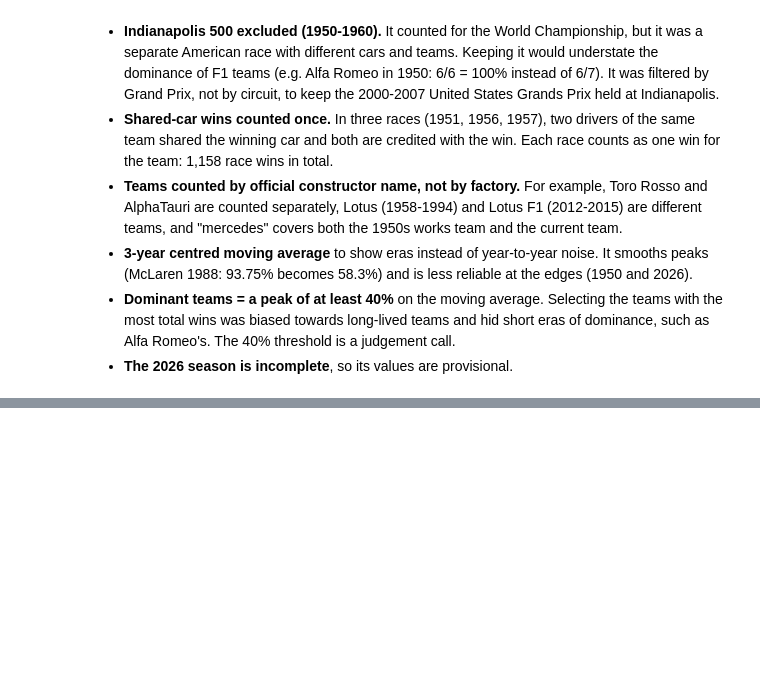
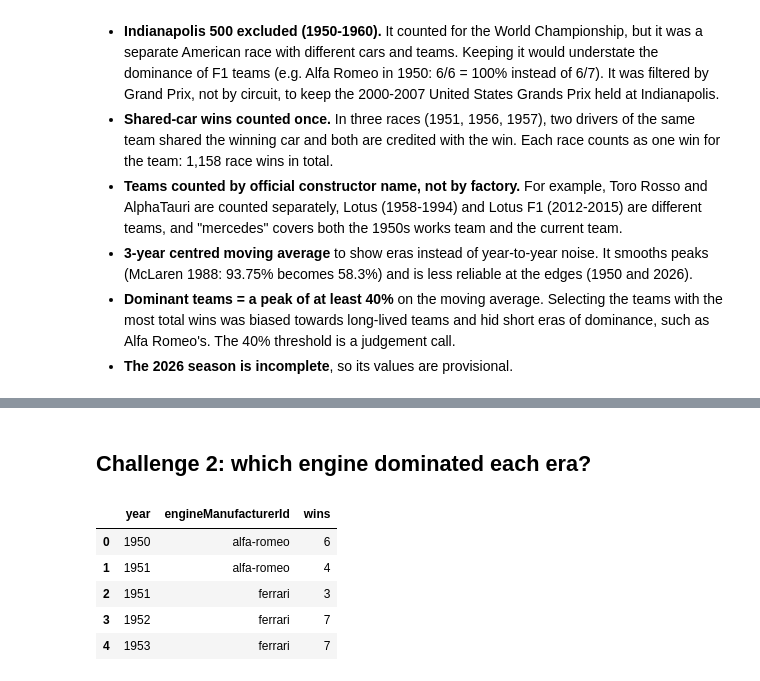
Before and after one commit to AliR-lab/f1-analytics, a Jupyter notebook: notebooks/01_dominant_teams.ipynb, the cells around one changed output, grey strips where cells are left out. Saved outputs shown, nothing was run; the diff lists cells and outputs as text; code cells hidden in the pictures; blank space fills up the shorter version.

```diff
--- a/notebooks/01_dominant_teams.ipynb
+++ b/notebooks/01_dominant_teams.ipynb
@@ -313,0 +339,12 @@ plt.show()
+# %% [markdown]
+## Challenge 2: which engine dominated each era?
+# %%
+engine_wins = race_wins.groupby(["year", "engineManufacturerId"]).size().reset_index(name="wins")
+engine_wins.head()
+# %% [output]
+|  | year | engineManufacturerId | wins |
+| 0 | 1950 | alfa-romeo | 6 |
+| 1 | 1951 | alfa-romeo | 4 |
+| 2 | 1951 | ferrari | 3 |
+| 3 | 1952 | ferrari | 7 |
+| 4 | 1953 | ferrari | 7 |
```
Also changed, not shown: parts of 12 cells of this notebook, 1 other file.
